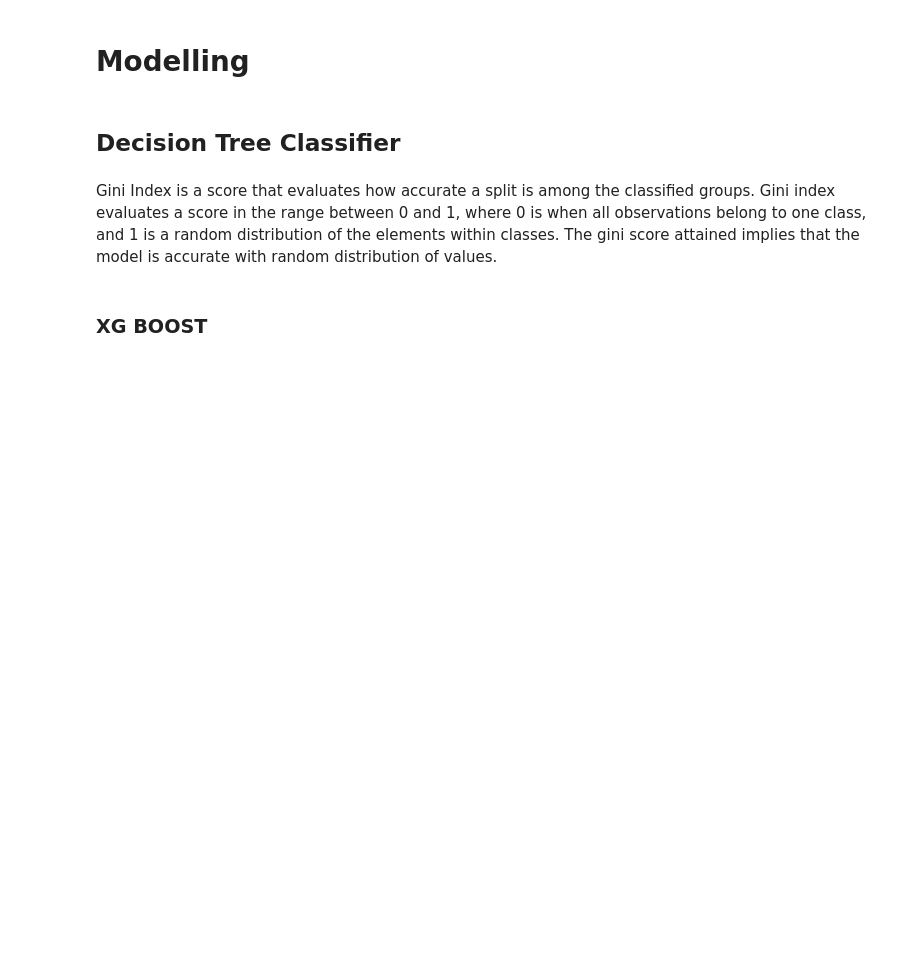
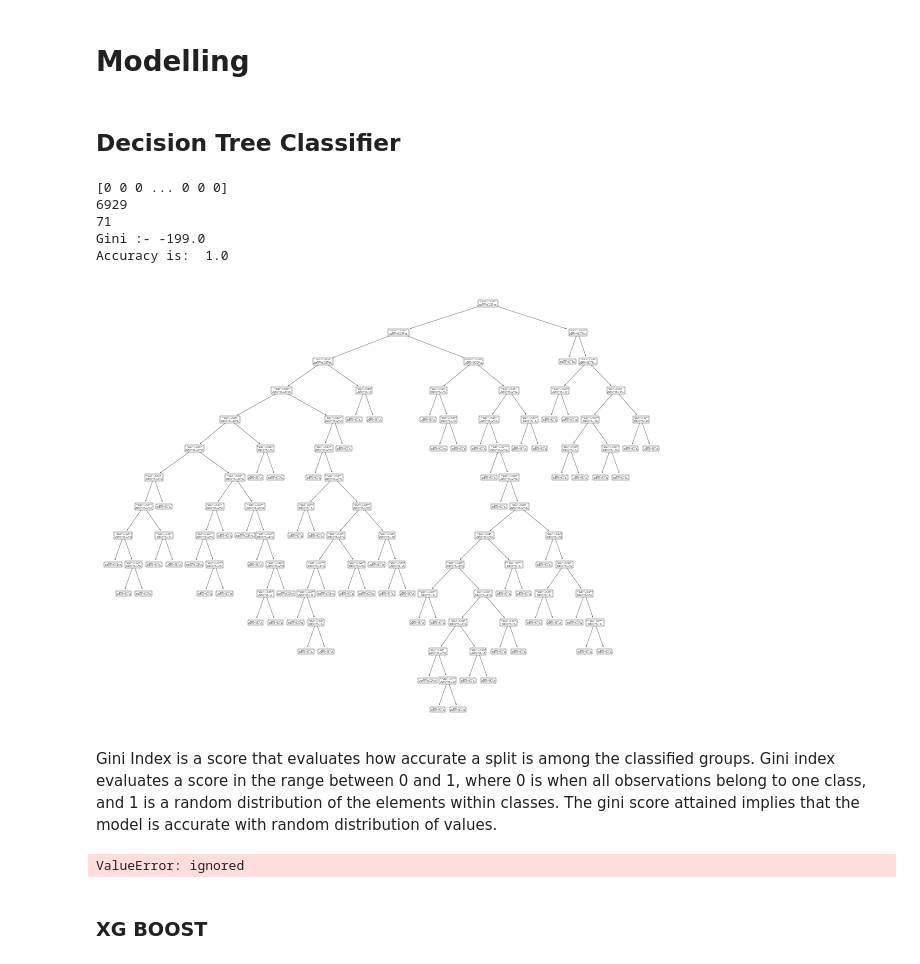
Before and after one commit to stogaja/Tanzanian-Water-Project, a Jupyter notebook: TANZANIA_WATER_PROJECT.ipynb, the cells around one changed output. Cells and saved outputs as stored; diff of their text form; code cells hidden in the pictures; blank space fills up the shorter version.

```diff
--- a/TANZANIA_WATER_PROJECT.ipynb
+++ b/TANZANIA_WATER_PROJECT.ipynb
@@ -525,0 +884,20 @@ plt.show()
+# %%
+
+# example of random oversampling to balance the class distribution
+from collections import Counter
+from sklearn.datasets import make_classification
+from imblearn.over_sampling import RandomOverSampler
+# defining oversampling strategy
+ros = RandomOverSampler(sampling_strategy='minority')
+
+# let's select our x and y variables
+X = df_1.drop('status_group', axis = 1).values
+y = df_1['status_group']
+
+# defining dataset
+X, y = make_classification(n_samples=10000, weights=[0.99], flip_y=0)
+print(Counter(y))# class distribution
+
+# fitting and appling the transform
+X_ros, y_ros = ros.fit_resample(X, y)
+print(Counter(y_ros))# summarizing class distribution
@@ -540,7 +915,8 @@ from sklearn.datasets import make_classification
 from sklearn import tree
 from sklearn.model_selection import train_test_split
 
-X, y = make_classification(100, 5, n_classes = 2, shuffle = True, random_state= 10)
+
+X_ros, y_ros = make_classification(100, 5, n_classes = 2, shuffle = True, random_state= 10)
 X_train, X_test, y_train, y_test = train_test_split(X, y, test_size=0.3, shuffle = True, random_state=1)
 
 model = tree.DecisionTreeClassifier()
@@ -549,35 +925,54 @@ model = model.fit(X_train, y_train)
 predicted_value = model.predict(X_test)
 print(predicted_value)
 #%%
 tree.plot_tree(model)
 
 zeroes = 0
 ones = 0
 for i in range(0,len(y_train)):
     if y_train[i] == 0:
         zeroes +=1
     else:
         ones +=1
 
 print(zeroes)
 print(ones)
 
 val = 1 - ((zeroes/70)*2 + (ones/70)*2)
 print("Gini :-",val)
 
 match = 0
 UnMatch = 0
 
 for i in range(30):
     if predicted_value[i] == y_test[i]:
         match += 1
     else:
         UnMatch += 1
 
 accuracy = match/30
 print("Accuracy is: ",accuracy)
+# %% [output]
+[0 0 0 ... 0 0 0]
+6929
+71
+Gini :- -199.0
+Accuracy is:  1.0
+[figure, added]
 # %% [markdown]
 Gini Index is a score that evaluates how accurate a split is among the classified groups. Gini index evaluates a score in the range between 0 and 1, where 0 is when all observations belong to one class, and 1 is a random distribution of the elements within classes. The gini score attained implies that the model is accurate with random distribution of values.
+# %%
+from sklearn.ensemble import RandomForestClassifier
+
+from yellowbrick.datasets import load_occupancy
+from yellowbrick.model_selection import FeatureImportances
+im = model.feature_importances_.flatten()
+col.flatten()
+#@title Feature Importance
+imp_df = pd.DataFrame({'feature': np.array(col), 'importance': np.round(im, 4)}).set_index('feature').sort_values(by = 'importance', ascending = False)
+imp_df
+# %% [output]
+ValueError: ignored
 # %% [markdown]
 ### XG BOOST
 # %%
```
Also changed, not shown: parts of 60 cells of this notebook.
